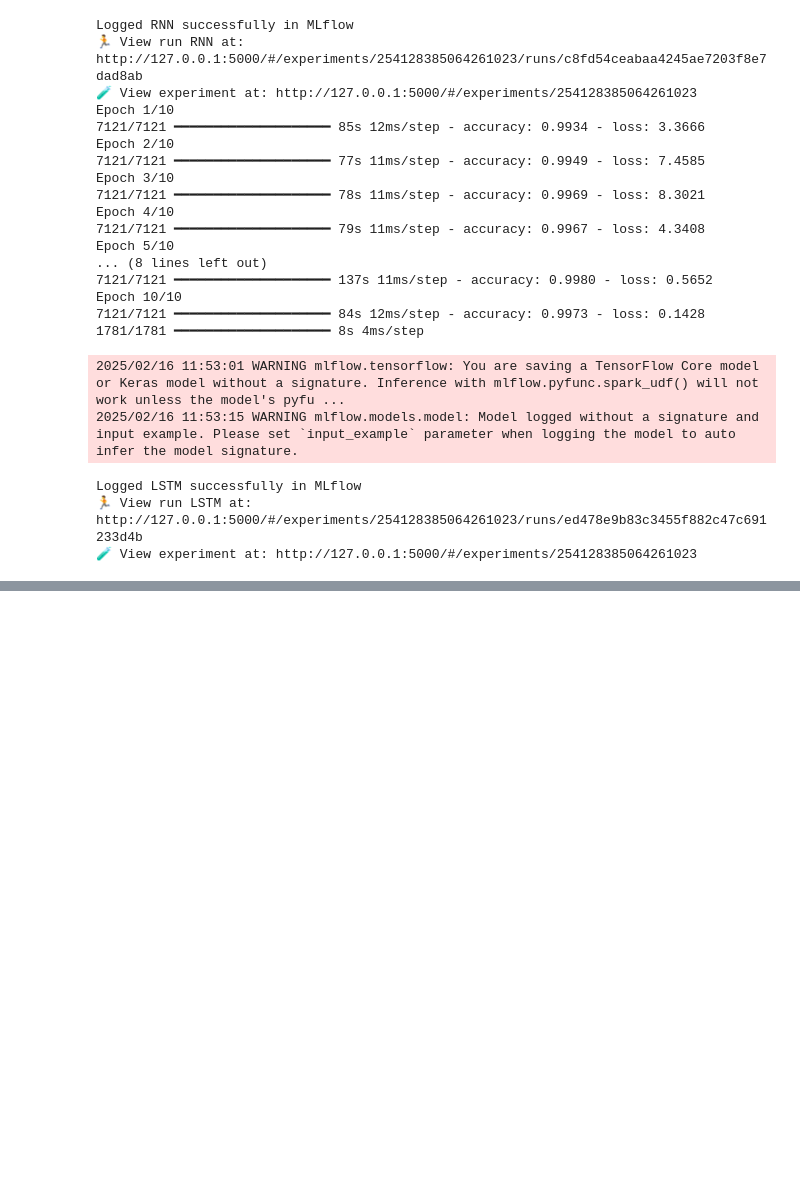
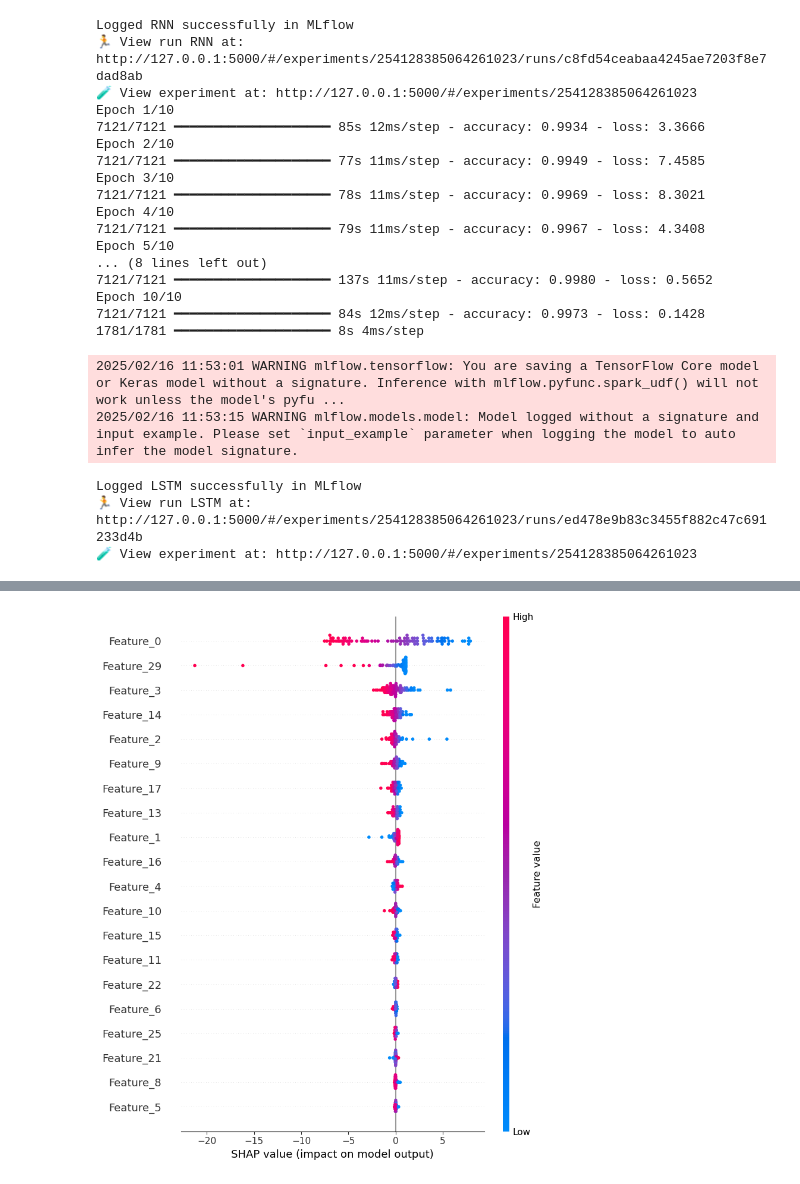
Before and after one commit to Zeyni12/kifiya_week8-9_assignment, a Jupyter notebook: notebooks/Model_train_credit.ipynb, the cells around one changed output, grey strips where cells are left out. Drawn from its saved outputs; the diff is of its cells as text; code cells hidden in the pictures; blank space fills up the shorter version.

```diff
--- a/notebooks/Model_train_credit.ipynb
+++ b/notebooks/Model_train_credit.ipynb
@@ -29,0 +34,6 @@ df_credit.head()
+# %%
+from sklearn.preprocessing import StandardScaler
+sc = StandardScaler()
+df_credit['Amount'] = sc.fit_transform(pd.DataFrame(df_credit['Amount']))
+# %%
+df_credit = df_credit.drop(['Time'], axis = 1)
@@ -30,3 +44,5 @@ df_credit.head()
+# %%
+df_credit = df_credit.drop_duplicates()
 # %%
 df_credit['Class'].value_counts()
 # %% [output]
@@ -533,0 +550,78 @@ Logged LSTM successfully in MLflow
+# %%
+import shap
+import lime
+import lime.lime_tabular
+import matplotlib.pyplot as plt
+import numpy as np
+import pandas as pd
+from sklearn.linear_model import LogisticRegression
+from sklearn.ensemble import RandomForestClassifier
+from xgboost import XGBClassifier
+from sklearn.tree import DecisionTreeClassifier
+
+# Define models along with their training and testing data
+models = [
+    ('Logistic Regression', LogisticRegression(C=1, solver='liblinear'), (X_train, Y_train), (X_test, Y_test)),
+    ('Random Forest', RandomForestClassifier(n_estimators=30, max_depth=3), (X_train, Y_train), (X_test, Y_test)),
+    ('XGBClassifier', XGBClassifier(use_label_encoder=False, eval_metric='logloss'), (X_train, Y_train), (X_test, Y_test)),
+    ('Decision Tree', DecisionTreeClassifier(max_depth=5), (X_train, Y_train), (X_test, Y_test))
+]
+
+# Iterate over models for SHAP explanations
+for name, model, (X_train, Y_train), (X_test, Y_test) in models:
+    print(f"\n### Training {name} ###\n")
+
+    # Train the model
+    model.fit(X_train, Y_train)
+
+    # Convert X_test to DataFrame if it's a numpy array
+    if isinstance(X_test, np.ndarray):
+        X_test = pd.DataFrame(X_test, columns=[f"Feature_{i}" for i in range(X_test.shape[1])])
+
+    # Sample a subset of test data for efficiency
+    X_sample = X_test.sample(100, random_state=42)
+
+    print(f"\n### SHAP Explanation for {name} ###\n")
+
+    # Initialize SHAP Explainer
+    explainer = shap.Explainer(model, X_sample)
+    shap_values = explainer(X_sample)
+
+    # Extract SHAP values correctly (this is now numeric)
+    shap_values_array = shap_values.values  # This is the numeric part of SHAP values
+
+    # Summary Plot (Global Feature Importance)
+    shap.summary_plot(shap_values, X_sample)
+
+    # Force Plot (Fixed)
+    shap.initjs()
+    shap.force_plot(explainer.expected_value, shap_values_array[0], X_sample.iloc[0])
+
+    # Dependence Plot (Fixed)
+    shap.dependence_plot(X_sample.columns[0], shap_values, X_sample)
+
+# Initialize LIME Explainer (Only once since data remains the same)
+explainer_lime = lime.lime_tabular.LimeTabularExplainer(
+    training_data=np.array(X_train),
+    feature_names=X_train.columns if isinstance(X_train, pd.DataFrame) else [f"Feature_{i}" for i in range(X_train.shape[1])],
+    class_names=['Not Fraud', 'Fraud'],
+    mode='classification'
+)
+
+# Iterate over models for LIME explanations
+for name, model, (X_train, Y_train), (X_test, Y_test) in models:
+    print(f"\n### LIME Explanation for {name} ###\n")
+
+    # Convert X_test to DataFrame if it's a numpy array
+    if isinstance(X_test, np.ndarray):
+        X_test = pd.DataFrame(X_test, columns=[f"Feature_{i}" for i in range(X_test.shape[1])])
+
+    # Explain a single prediction (Ensure it’s a single instance)
+    i = 10  # Choose an instance to explain
+    exp = explainer_lime.explain_instance(X_test.iloc[i].values, model.predict_proba)
+
+    # Show LIME feature importance
+    exp.show_in_notebook()
+    exp.as_pyplot_figure()
+    plt.show()
+# %% [output]
@@ -533,0 +632 @@ Logged LSTM successfully in MLflow
+[figure, added]
```
Also changed, not shown: parts of 14 cells of this notebook, 11 other files.
